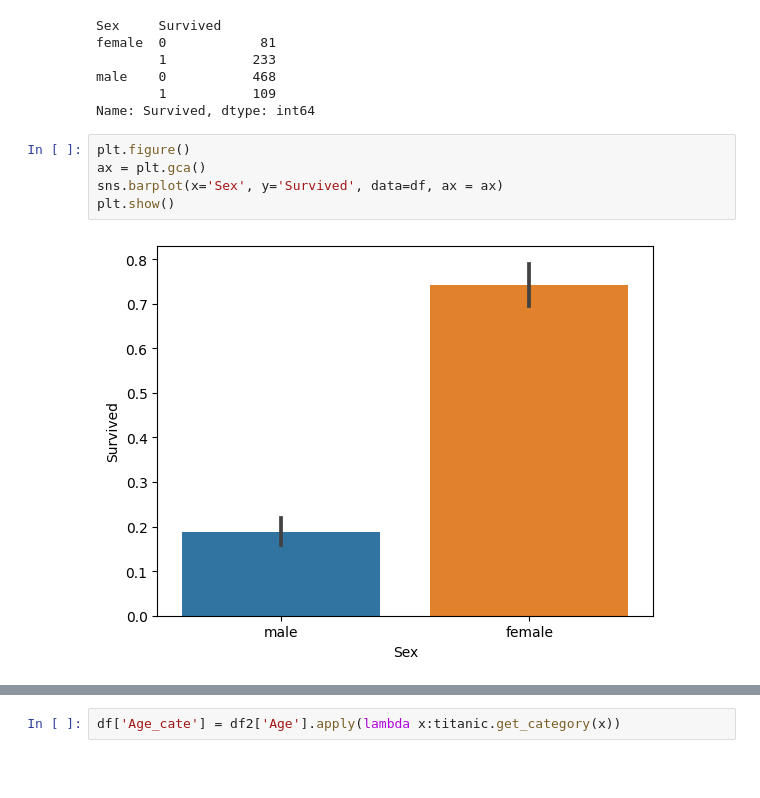
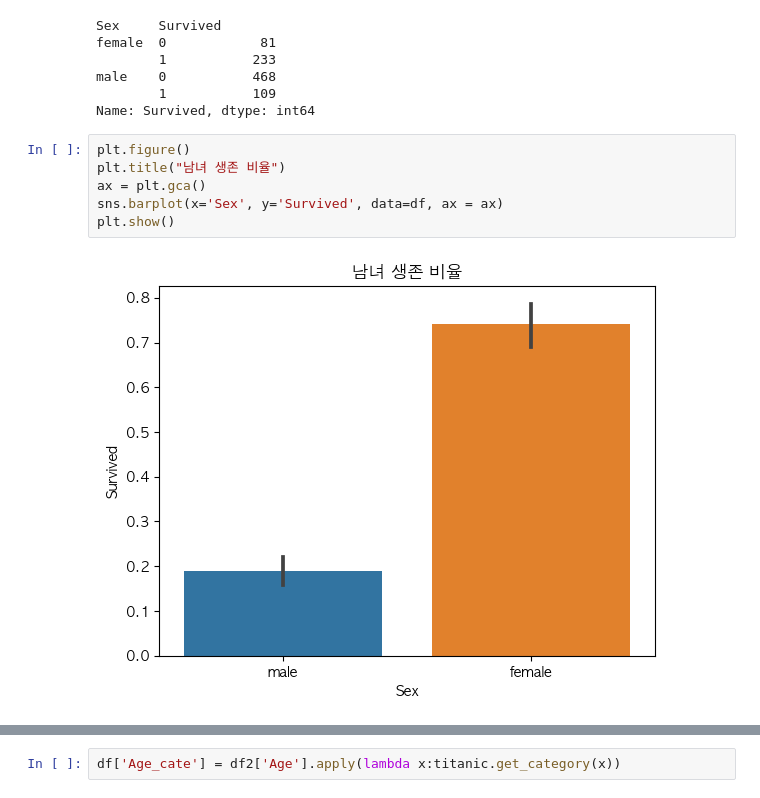
Before and after one commit to SCUTUM98/MachineLearning_Class, a Jupyter notebook: titanic.ipynb, the cells around one changed output, grey strips where cells are left out. Saved outputs shown, nothing was run; the diff lists cells and outputs as text; blank space fills up the shorter version.

```diff
--- a/titanic.ipynb
+++ b/titanic.ipynb
@@ -110,10 +125,11 @@ male    0           468
 Name: Survived, dtype: int64
 # %%
 plt.figure()
+plt.title("남녀 생존 비율")
 ax = plt.gca()
 sns.barplot(x='Sex', y='Survived', data=df, ax = ax)
 plt.show()
 # %% [output]
-[figure, old version]
+[figure, new version]
 # %%
 plt.figure()
```
Also changed, not shown: parts of 14 cells of this notebook.
